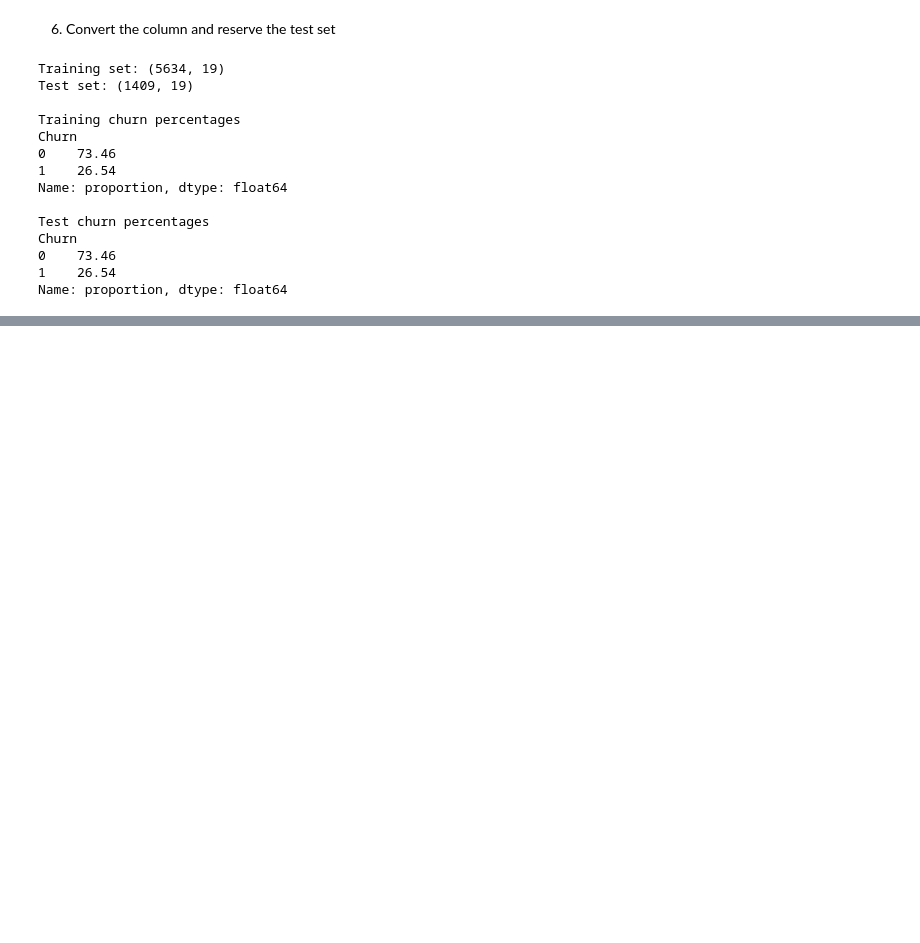
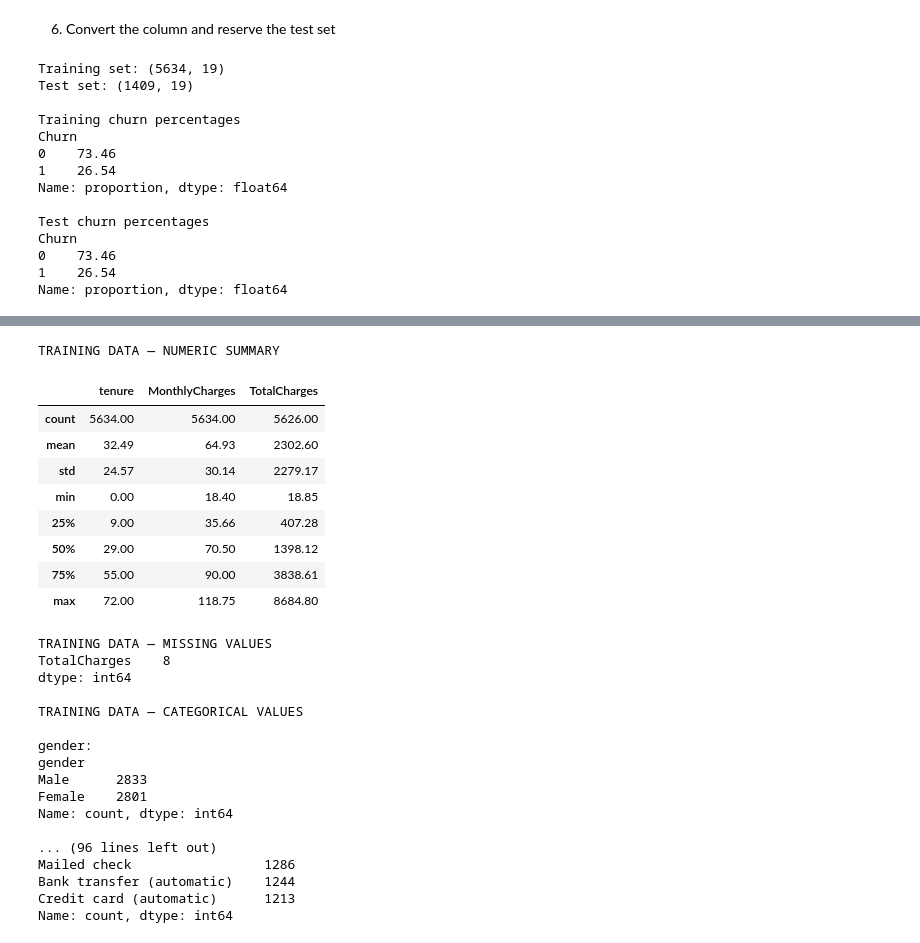
Before and after one commit to KCGSPerera/CM2604-Telco-Customer-Churn, a Jupyter notebook: CM2604_Telco_Customer_Churn.ipynb, the cells around one changed output, grey strips where cells are left out. Drawn from its saved outputs; the diff is of its cells as text; code cells hidden in the pictures; blank space fills up the shorter version.

```diff
--- a/CM2604_Telco_Customer_Churn.ipynb
+++ b/CM2604_Telco_Customer_Churn.ipynb
@@ -241,0 +254,46 @@ Name: proportion, dtype: float64
+# %%
+numeric_features = ["tenure", "MonthlyCharges", "TotalCharges"]
+
+print("TRAINING DATA — NUMERIC SUMMARY")
+display(train_eda[numeric_features].describe().round(2))
+
+print("\nTRAINING DATA — MISSING VALUES")
+print(train_eda.isna().sum().loc[lambda counts: counts > 0])
+
+print("\nTRAINING DATA — CATEGORICAL VALUES")
+categorical_features = [
+    column for column in X_train.columns
+    if column not in numeric_features
+]
+
+for column in categorical_features:
+    print(f"\n{column}:")
+    print(train_eda[column].value_counts(dropna=False))
+# %% [output]
+TRAINING DATA — NUMERIC SUMMARY
+|  | tenure | MonthlyCharges | TotalCharges |
+| count | 5634.00 | 5634.00 | 5626.00 |
+| mean | 32.49 | 64.93 | 2302.60 |
+| std | 24.57 | 30.14 | 2279.17 |
+| min | 0.00 | 18.40 | 18.85 |
+| 25% | 9.00 | 35.66 | 407.28 |
+| 50% | 29.00 | 70.50 | 1398.12 |
+| 75% | 55.00 | 90.00 | 3838.61 |
+| max | 72.00 | 118.75 | 8684.80 |
+TRAINING DATA — MISSING VALUES
+TotalCharges    8
+dtype: int64
+
+TRAINING DATA — CATEGORICAL VALUES
+
+gender:
+gender
+Male      2833
+Female    2801
+Name: count, dtype: int64
+
+... (96 lines left out)
+Mailed check                 1286
+Bank transfer (automatic)    1244
+Credit card (automatic)      1213
+Name: count, dtype: int64
```
Also changed, not shown: parts of 6 cells of this notebook.
